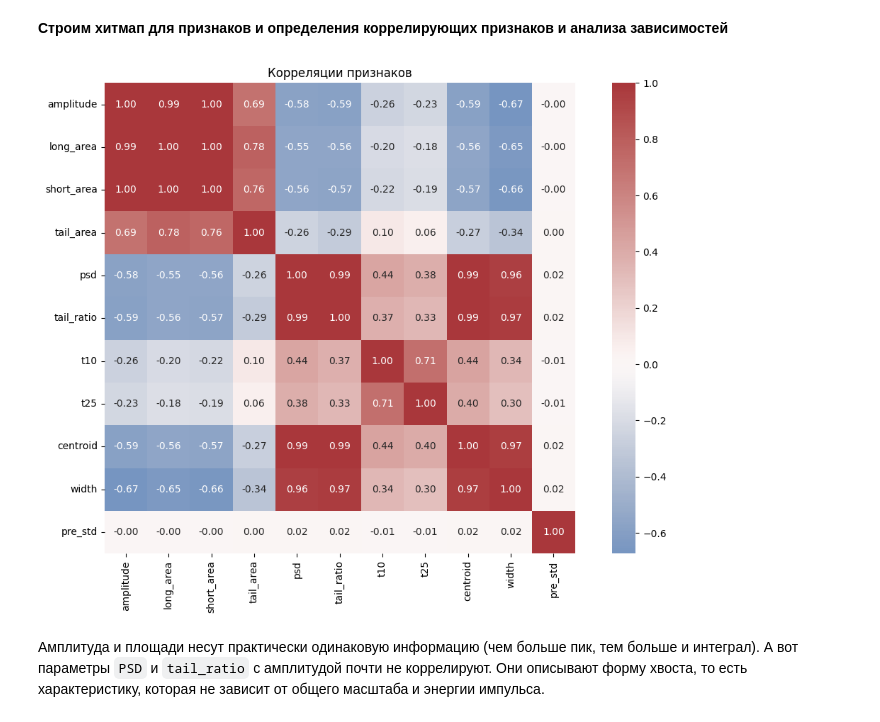
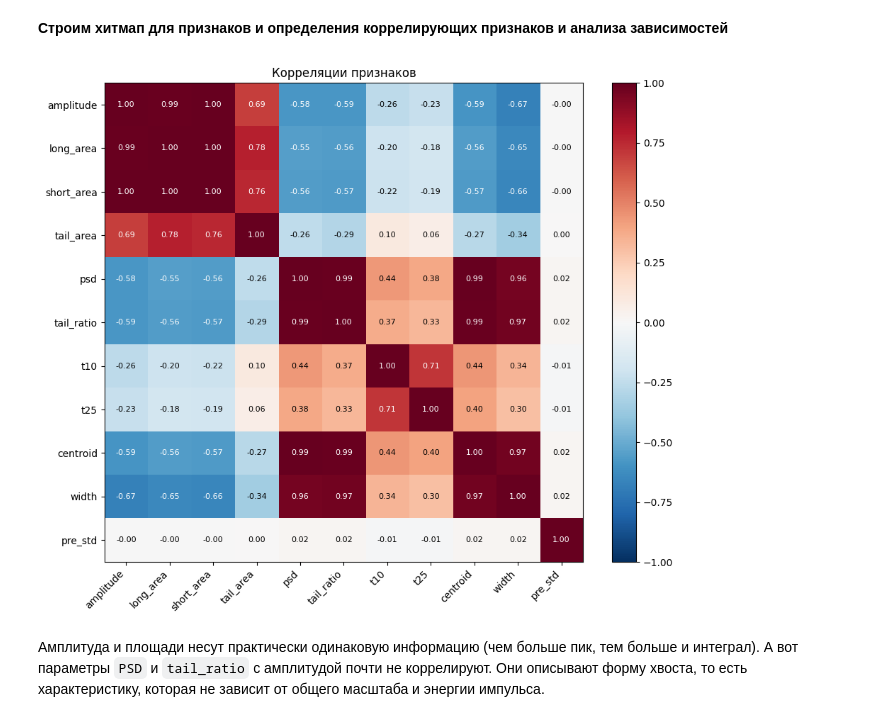
Before and after one commit to m459n9/ml_project_final_clustering, a Jupyter notebook: solution.ipynb, the cells around one changed output. Saved outputs shown, nothing was run; the diff lists cells and outputs as text; code cells hidden in the pictures.

```diff
--- a/solution.ipynb
+++ b/solution.ipynb
@@ -209,12 +229,22 @@ __Строим хитмап для признаков и определения
 # %%
 corr_cols = ["amplitude", "long_area", "short_area", "tail_area", "psd",
              "tail_ratio", "t10", "t25", "centroid", "width", "pre_std"]
+corr = features[corr_cols].corr().values
+
 fig, ax = plt.subplots(figsize=(11, 8))
-sns.heatmap(features[corr_cols].corr(), cmap="vlag", center=0, square=True, annot=True, fmt=".2f", ax=ax)
+im = ax.imshow(corr, cmap="RdBu_r", vmin=-1, vmax=1)
+ax.set_xticks(range(len(corr_cols))); ax.set_yticks(range(len(corr_cols)))
+ax.set_xticklabels(corr_cols, rotation=45, ha="right")
+ax.set_yticklabels(corr_cols)
+for r in range(len(corr_cols)):
+    for j in range(len(corr_cols)):
+        ax.text(j, r, f"{corr[r, j]:.2f}", ha="center", va="center", fontsize=8,
+                color="white" if abs(corr[r, j]) > 0.5 else "black")
+fig.colorbar(im, ax=ax, fraction=0.046, pad=0.04)
 ax.set_title("Корреляции признаков")
 plt.tight_layout(); plt.show()
 # %% [output]
-[figure, old version]
+[figure, new version]
 # %% [markdown]
 Амплитуда и площади несут практически одинаковую информацию (чем больше пик, тем больше и интеграл). А вот параметры `PSD` и `tail_ratio` с амплитудой почти не коррелируют. Они описывают форму хвоста, то есть характеристику, которая не зависит от общего масштаба и энергии импульса.
 # %%
```
Also changed, not shown: parts of 2 cells of this notebook, 1 other file.
